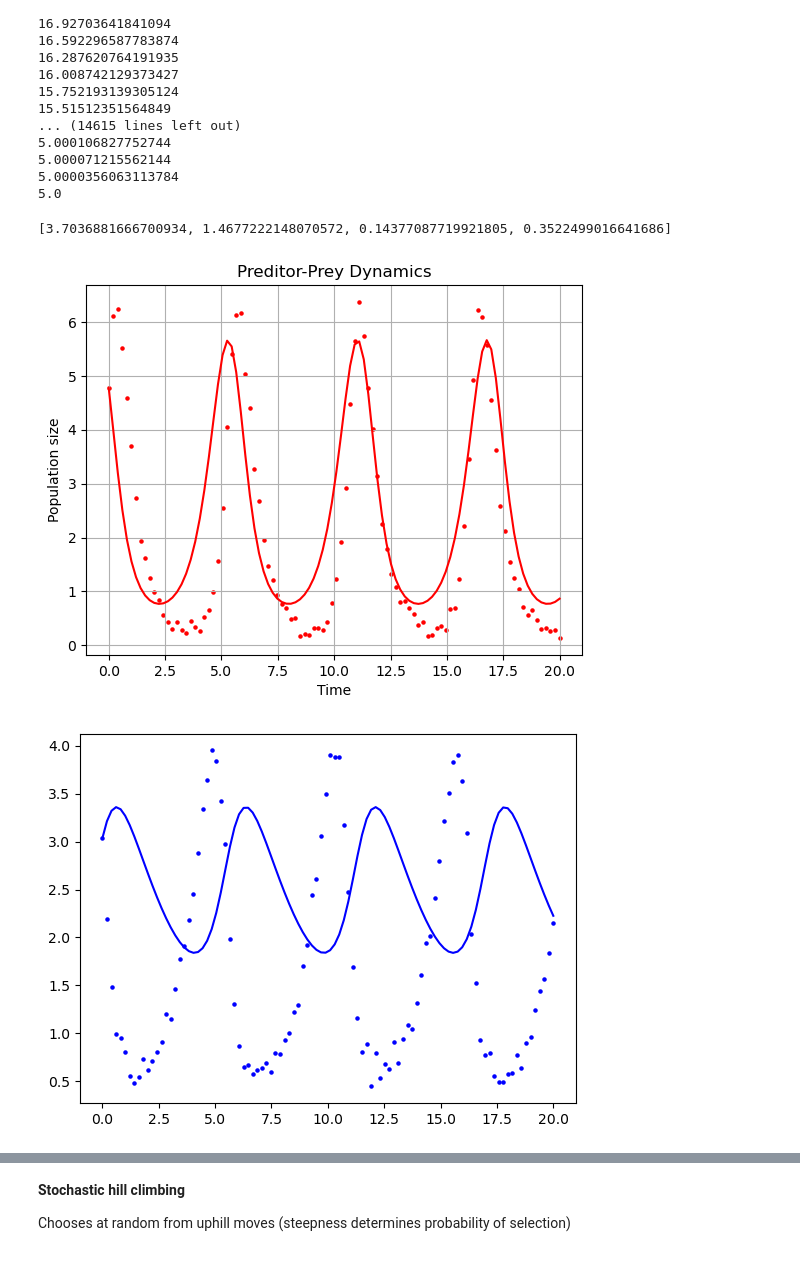
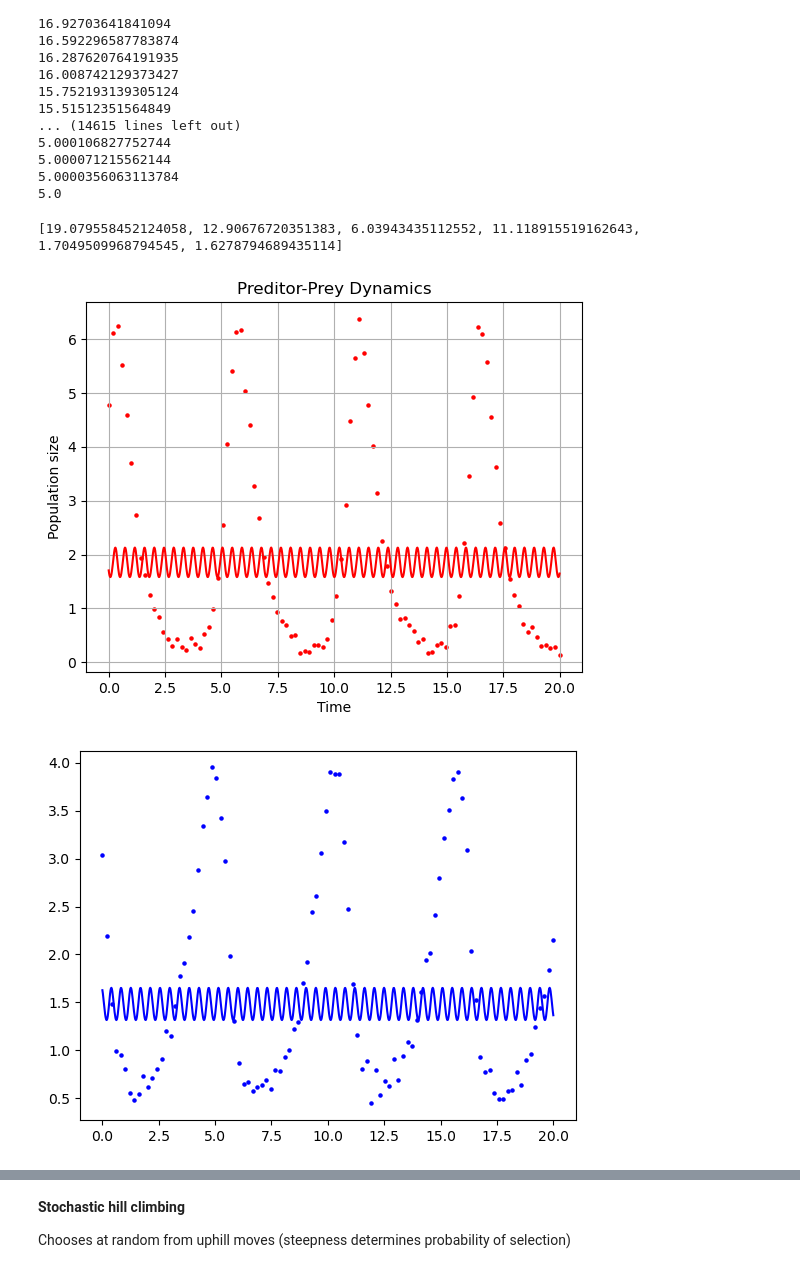
Before and after one commit to estherlb/stochastic_3, a Jupyter notebook: Reverse-Engineering Predator-Prey System/simulated_annealing.ipynb, the cells around one changed output, grey strips where cells are left out. Cells and saved outputs as stored; diff of their text form; code cells hidden in the pictures.

```diff
--- a/Reverse-Engineering Predator-Prey System/simulated_annealing.ipynb
+++ b/Reverse-Engineering Predator-Prey System/simulated_annealing.ipynb
@@ -42,10 +42,31 @@ def abs_residual(params, data):
     x_and_y = np.vstack((x,y)).T
     t = np.array(data['t'])
 
-    y0 = [x[0], y[0]]
+    y0 = [params[4], params[5]]
     time = np.linspace(t[0],t[-1],len(t))
     model = odeint(lotka_volterra, y0, time, args=(params[0], params[1], params[2], params[3]))
     return np.linalg.norm(model - x_and_y)**2
+
+def loss_function_res(params, data):
+    x = np.array(data['x'],dtype=float)
+    y = np.array(data['y'],dtype=float)
+    t = np.array(data['t'],dtype=float)
+
+    y0 = [params[4], params[5]]
+    t = np.linspace(t[0],t[-1],len(t))
+    output = odeint(lotka_volterra, y0, t, args=(params[0], params[1], params[2], params[3]))
+
+    loss = 0
+    for i in range(len(t)):
+        x_data = x[i]
+        x_model = output[i,0]
+
+        y_data = y[i]
+        y_model = output[i,1]
+
+        res = (x_data - x_model)**2 + (y_data - y_model)**2
+        loss += res
+    return loss
 # %%
 def simulated_annealing(init_guess, T_start, T_end, std, min_function, b, data):
     """"
@@ -64,10 +85,7 @@ def simulated_annealing(init_guess, T_start, T_end, std, min_function, b, data):
 
     while T > T_end:
         # create a new solution
-        new_sol = []
-        for param in prev_sol:
-            new_param = param + np.random.normal(0,std)
-            new_sol.append(new_param)
+        new_sol = prev_sol + np.random.normal(0, std, size=len(prev_sol))
 
         # determine whether new_sol is accepted
         u = np.random.uniform()
@@ -80,8 +98,9 @@ def simulated_annealing(init_guess, T_start, T_end, std, min_function, b, data):
         print(T)
 
     return prev_sol
+# print loss final solution as well
 # %%
-init_guess = np.ones(4)
+init_guess = np.ones(6)
 b = 10
 T_start = 20
 T_end = 5
@@ -111,32 +130,32 @@ params = simulated_annealing(init_guess, T_start, T_end, std, min_function, b, d
 # %%
 print(params)
 # %% [output]
-[3.7036881666700934, 1.4677222148070572, 0.14377087719921805, 0.3522499016641686]
+[19.079558452124058, 12.90676720351383, 6.03943435112552, 11.118915519162643, 1.7049509968794545, 1.6278794689435114]
 # %%
 alpha_sim = params[0]
 beta_sim = params[1]
 delta_sim = params[2]
 gamma_sim = params[3]
 
-y0 = [x[0], y[0]]
-t = np.linspace(t[0], t[-1], num=len(t))
+y0 = [params[4],params[5]]
+t = np.linspace(t[0], t[-1], 1000)
 
 output = odeint(lotka_volterra, y0, t, args=(alpha_sim, beta_sim, delta_sim, gamma_sim))
 
 plt.title("Preditor-Prey Dynamics")
 plt.ylabel("Population size")
 plt.xlabel("Time")
 plt.grid()
 
 plt.plot(t,output[:,0], color="r")
 plt.scatter(df["t"], df["x"], color = 'r', s = 5, label = 'x (prey)')
 
 plt.show()
 
 plt.plot(t,output[:,1], color="b")
 plt.scatter(df["t"], df["y"], color = 'b', s = 5, label = 'x (predator)')
 
 plt.show()
 # %% [output]
-[figure, old version]
+[figure, new version]
-[figure, old version]
+[figure, new version]
```
Also changed, not shown: parts of 2 cells of this notebook.
